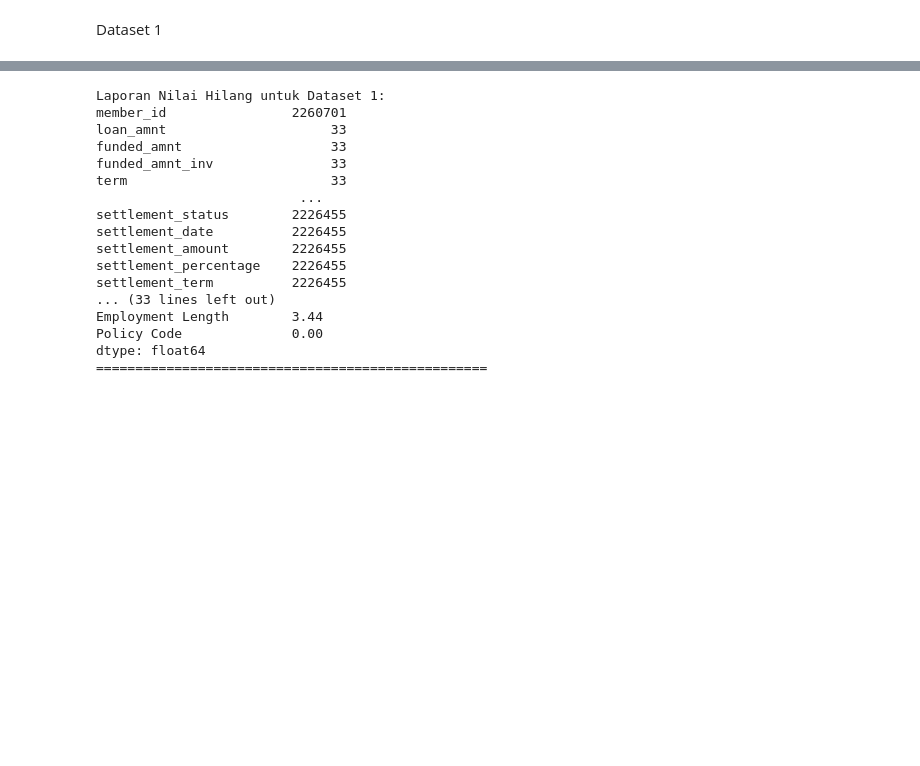
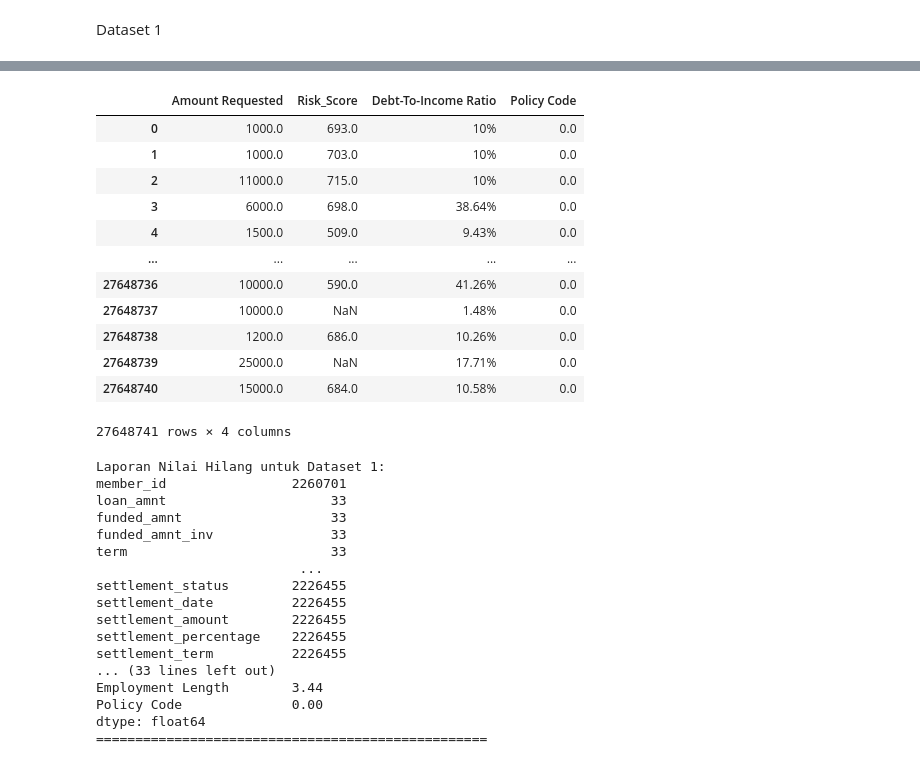
Before and after one commit to MCXGenesis/Prapemrosesan-dan-Eksplorasi-Data-untuk-Prediksi-Risiko-Keuangan---PAP-C---TGP1, a Jupyter notebook: ds1task2.ipynb, the cells around one changed output, grey strips where cells are left out. Cells and saved outputs as stored; diff of their text form; code cells hidden in the pictures; blank space fills up the shorter version.

```diff
--- a/ds1task2.ipynb
+++ b/ds1task2.ipynb
@@ -30,3 +63,20 @@ df2 = pd.read_csv(dataset_path_2)
+# %%
+re = df2.drop(columns=['Application Date', 'Loan Title', 'State', 'Zip Code', 'Employment Length'])
+re
+# %% [output]
+|  | Amount Requested | Risk_Score | Debt-To-Income Ratio | Policy Code |
+| 0 | 1000.0 | 693.0 | 10% | 0.0 |
+| 1 | 1000.0 | 703.0 | 10% | 0.0 |
+| 2 | 11000.0 | 715.0 | 10% | 0.0 |
+| 3 | 6000.0 | 698.0 | 38.64% | 0.0 |
+| 4 | 1500.0 | 509.0 | 9.43% | 0.0 |
+| ... | ... | ... | ... | ... |
+| 27648736 | 10000.0 | 590.0 | 41.26% | 0.0 |
+| 27648737 | 10000.0 | NaN | 1.48% | 0.0 |
+| 27648738 | 1200.0 | 686.0 | 10.26% | 0.0 |
+| 27648739 | 25000.0 | NaN | 17.71% | 0.0 |
+| 27648740 | 15000.0 | 684.0 | 10.58% | 0.0 |
+27648741 rows × 4 columns
 # %%
 # Mengidentifikasi nilai yang hilang
 def missing_values_report(df, name):
```
Also changed, not shown: parts of 8 cells of this notebook, 1 other file.
